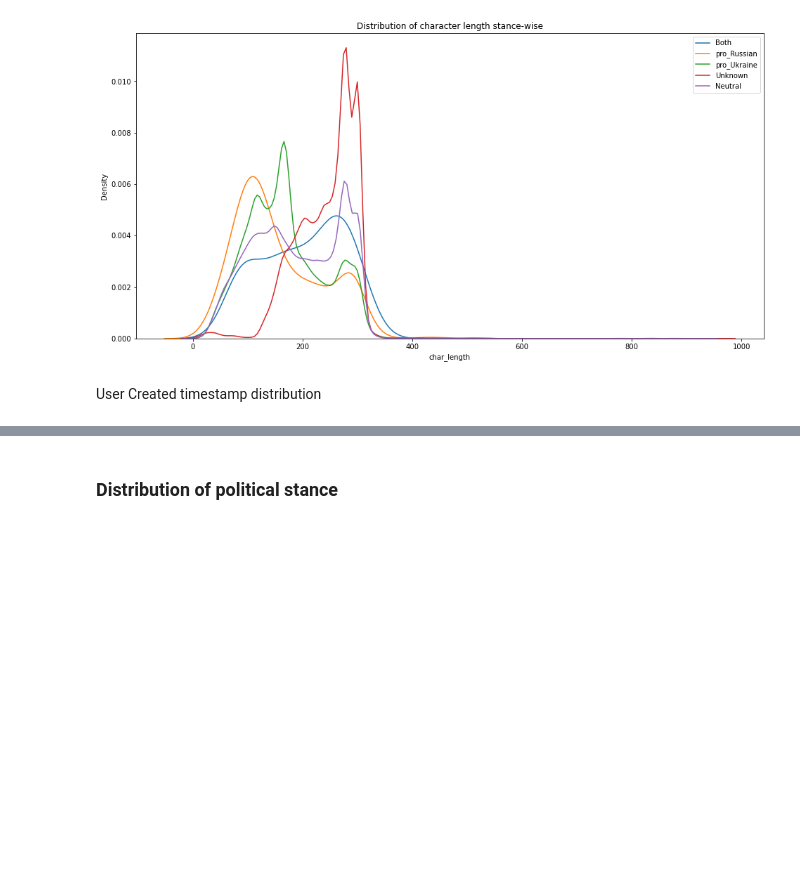
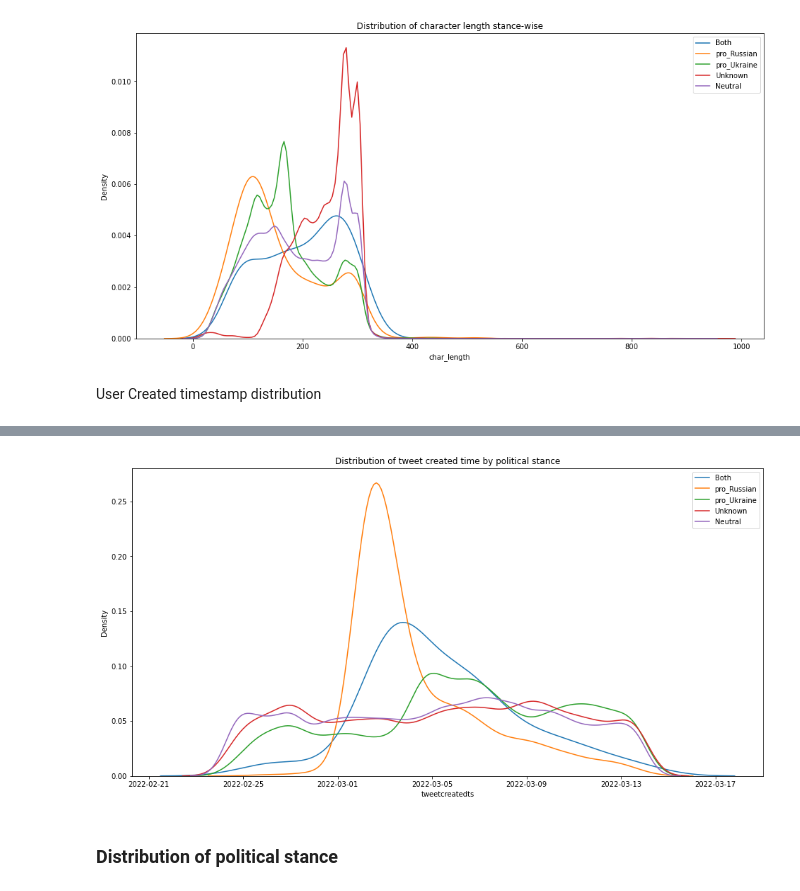
Before and after one commit to Yvonne27Jin/BSDS3002GP_Computational_propaganda_Ukraine, a Jupyter notebook: code/2_SEDA.ipynb, the cells around one changed output, grey strips where cells are left out. Cells and saved outputs as stored; diff of their text form; code cells hidden in the pictures; blank space fills up the shorter version.

```diff
--- a/code/2_SEDA.ipynb
+++ b/code/2_SEDA.ipynb
@@ -314,3 +326,13 @@ AttributeError: 'list' object has no attribute 'groupby'
+# %%
+# Distribution of tweet created time by political stance
+fig, ax = plt.subplots(figsize=(16,8))
+for stance in data['NodeType'].value_counts().sort_values().index.tolist():
+    sns.kdeplot(data[data['NodeType']==stance]['tweetcreatedts'],ax=ax, label=stance)
+ax.legend()
+ax.set_title("Distribution of tweet created time by political stance")
+plt.show()
+# %% [output]
+[figure, added]
 # %% [markdown]
 ### Distribution of political stance
 # %%
```
Also changed, not shown: parts of 5 cells of this notebook, 11 other files.
